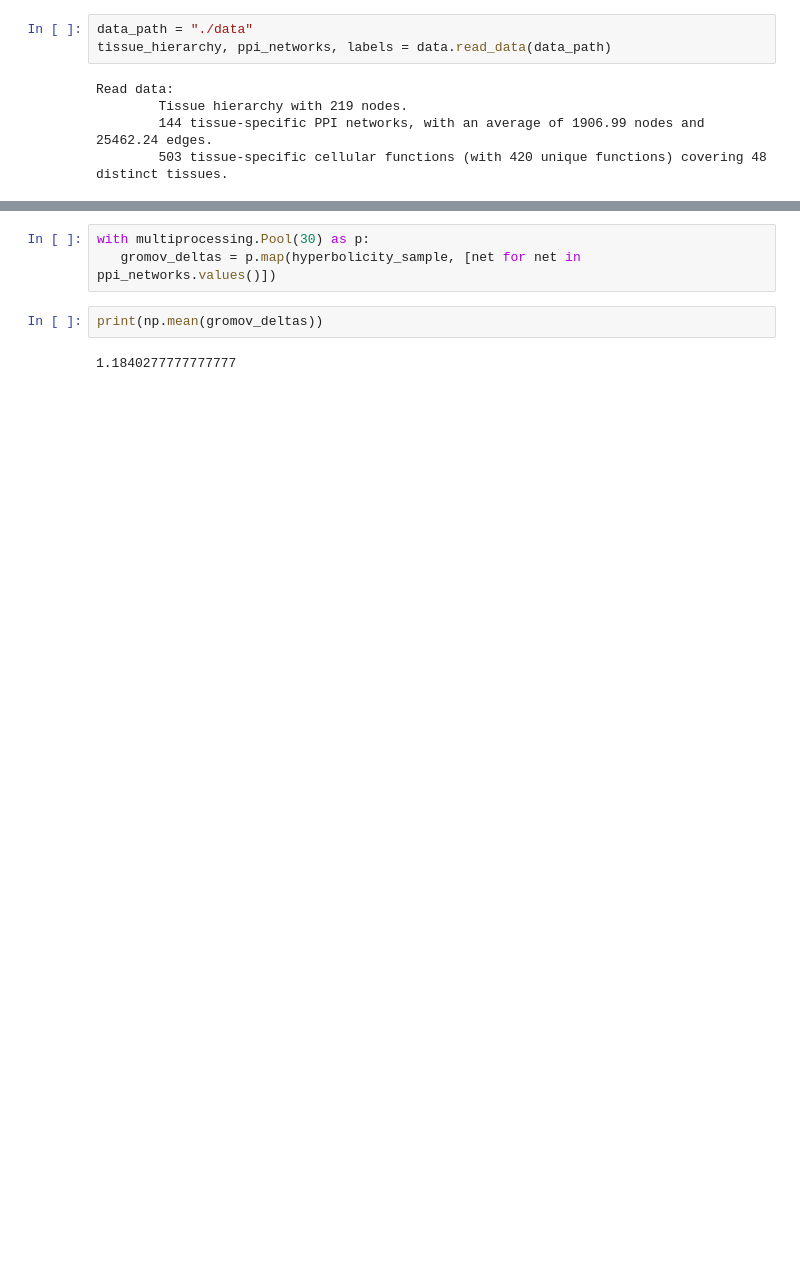
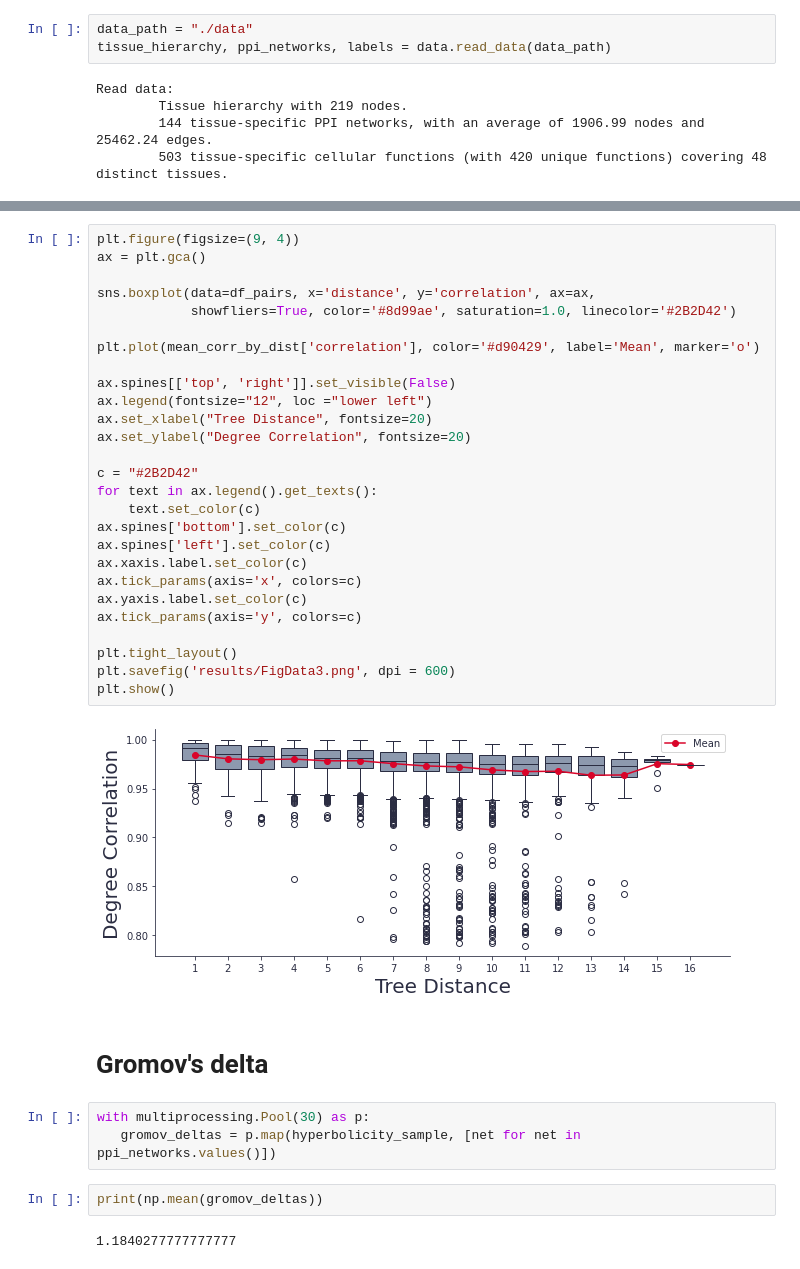
Before and after one commit to PDomonkos/hyperbolic-ohmnet, a Jupyter notebook: hyperbolicity.ipynb, the cells around one changed output, grey strips where cells are left out. Cells and saved outputs as stored; diff of their text form; blank space fills up the shorter version.

```diff
--- a/hyperbolicity.ipynb
+++ b/hyperbolicity.ipynb
@@ -32,3 +165,34 @@ plt.show()
+# %%
+plt.figure(figsize=(9, 4))
+ax = plt.gca()
+
+sns.boxplot(data=df_pairs, x='distance', y='correlation', ax=ax,
+            showfliers=True, color='#8d99ae', saturation=1.0, linecolor='#2B2D42')
+
+plt.plot(mean_corr_by_dist['correlation'], color='#d90429', label='Mean', marker='o')
+
+ax.spines[['top', 'right']].set_visible(False)
+ax.legend(fontsize="12", loc ="lower left")
+ax.set_xlabel("Tree Distance", fontsize=20)
+ax.set_ylabel("Degree Correlation", fontsize=20)
+
+c = "#2B2D42"
+for text in ax.legend().get_texts():
+    text.set_color(c)
+ax.spines['bottom'].set_color(c)
+ax.spines['left'].set_color(c)
+ax.xaxis.label.set_color(c)
+ax.tick_params(axis='x', colors=c)
+ax.yaxis.label.set_color(c)
+ax.tick_params(axis='y', colors=c)
+
+plt.tight_layout()
+plt.savefig('results/FigData3.png', dpi = 600)
+plt.show()
+# %% [output]
+[figure, added]
+# %% [markdown]
+# Gromov's delta
 # %%
 with multiprocessing.Pool(30) as p:
    gromov_deltas = p.map(hyperbolicity_sample, [net for net in ppi_networks.values()])
```
Also changed, not shown: parts of 12 cells of this notebook.
